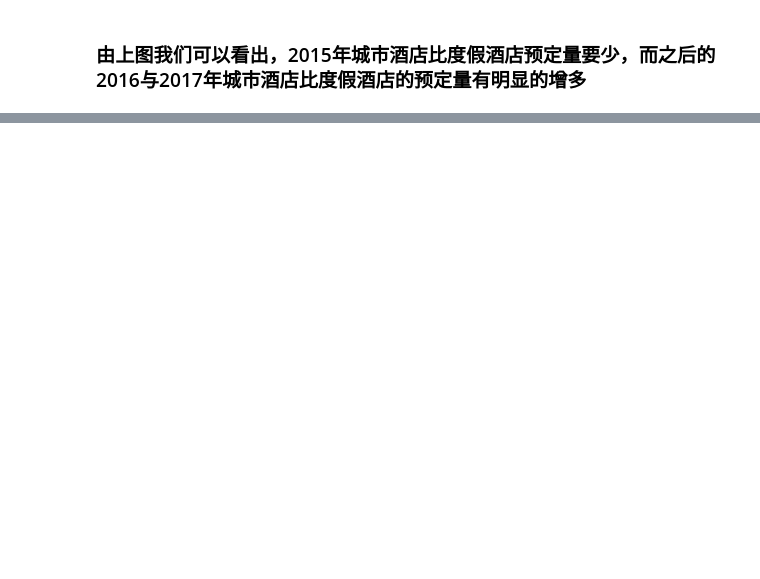
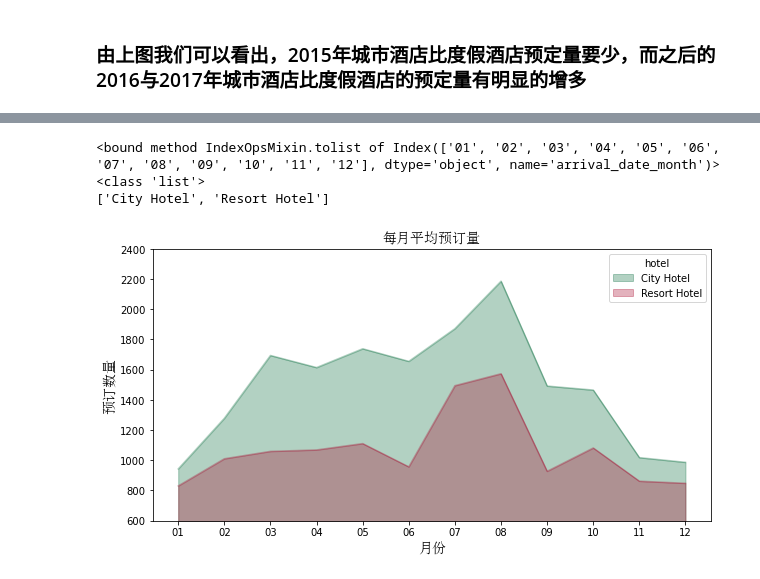
Before and after one commit to wym123/bi_project, a Jupyter notebook: project/酒店数据分析.ipynb, the cells around one changed output, grey strips where cells are left out. Cells and saved outputs as stored; diff of their text form; code cells hidden in the pictures; blank space fills up the shorter version.

```diff
--- a/project/酒店数据分析.ipynb
+++ b/project/酒店数据分析.ipynb
@@ -284,0 +303,29 @@ Name: arrival_date_month, dtype: int64>
+# %%
+# 考察未取消订单的，月预定趋势，通过上面的数据可以看出，7、8俩月重复了3次，其余月份重复了2次，我们统计每月的平均预定量
+month_data = nocancel_data.groupby(["hotel","arrival_date_month"])["hotel"].count()
+month_data.loc[(month_data.index==7)|(month_data.index==8)] /= 3
+month_data.loc[~(month_data.index==7)|(month_data.index==8)] /= 2
+month_data.head
+# %%
+# 画面积图
+a = month_data.unstack()   # 将series变成一个二维dataframe类型
+a.shape
+a.head
+
+a = a.T
+print(a.index.tolist)
+b = a.index.tolist()
+
+print(type(b))
+print(a.columns.tolist())  #
+a.plot.area(stacked=False,alpha=0.3,colormap='RdYlGn_r',figsize=(10, 5),ylim=(600,2400))
+plt.title('每月平均预订量', fontsize=14,fontproperties=my_font)
+plt.xlabel('月份', fontsize=14,fontproperties=my_font)
+plt.xticks(list(range(0,12))[::1],b[::1])
+plt.ylabel('预订数量', fontsize=14,fontproperties=my_font)
+plt.show()
+# %% [output]
+<bound method IndexOpsMixin.tolist of Index(['01', '02', '03', '04', '05', '06', '07', '08', '09', '10', '11', '12'], dtype='object', name='arrival_date_month')>
+<class 'list'>
+['City Hotel', 'Resort Hotel']
+[figure, added]
```
Also changed, not shown: parts of 20 cells of this notebook.
